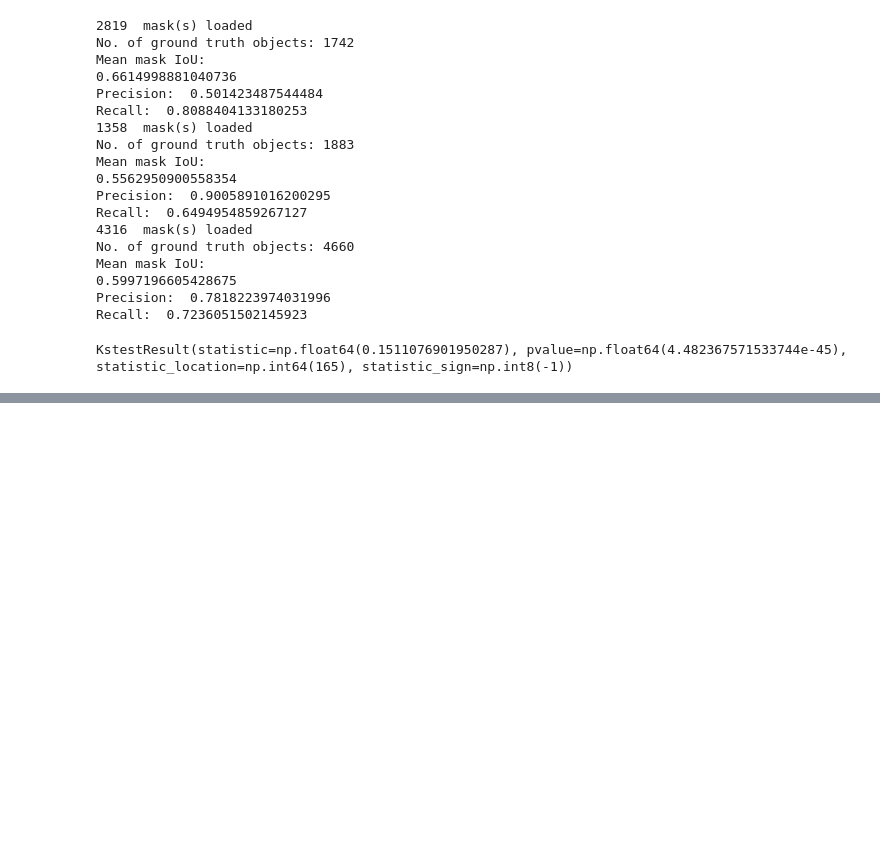
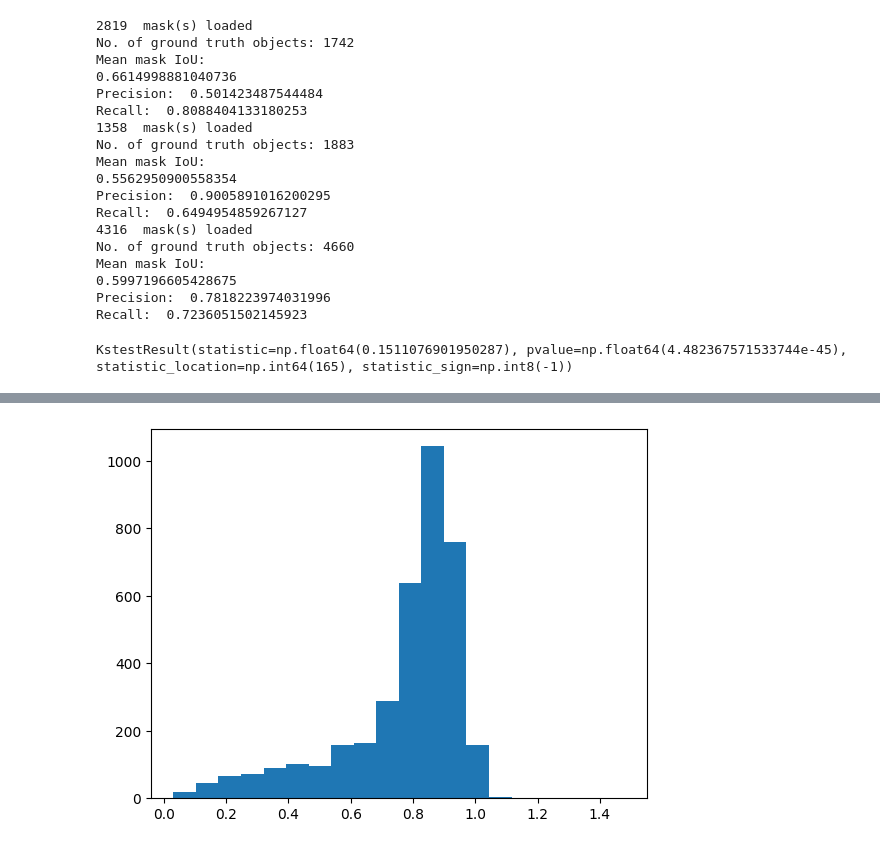
Before and after one commit to UP-RS-ESP/OrthoSAM, a Jupyter notebook: Notebooks/OtherDataset/ImageGrain_ass.ipynb, the cells around one changed output, grey strips where cells are left out. Cells and saved outputs as stored; diff of their text form; code cells hidden in the pictures; blank space fills up the shorter version.

```diff
--- a/Notebooks/OtherDataset/ImageGrain_ass.ipynb
+++ b/Notebooks/OtherDataset/ImageGrain_ass.ipynb
@@ -260,0 +298,4 @@ plt.yticks(yticks, [int(y + yoffset-50*i) for i,y in enumerate(yticks)]);
+# %%
+plt.hist(props_df['IRn'], bins=20);
+# %% [output]
+[figure, added]
```
Also changed, not shown: parts of 10 cells of this notebook, 7 other files.
